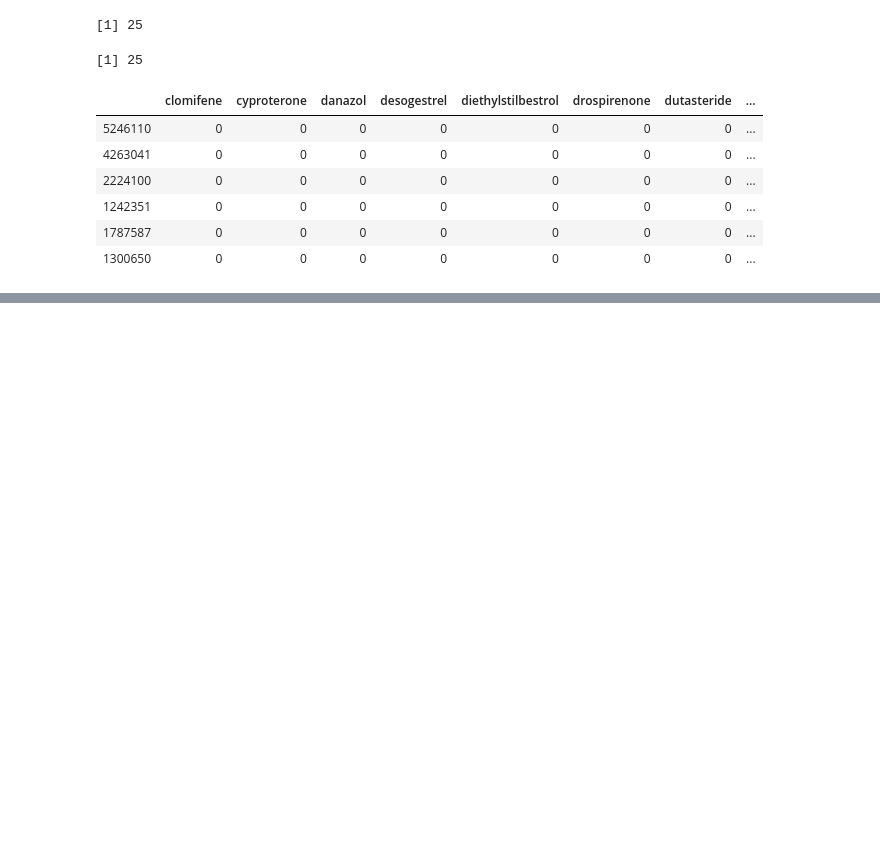
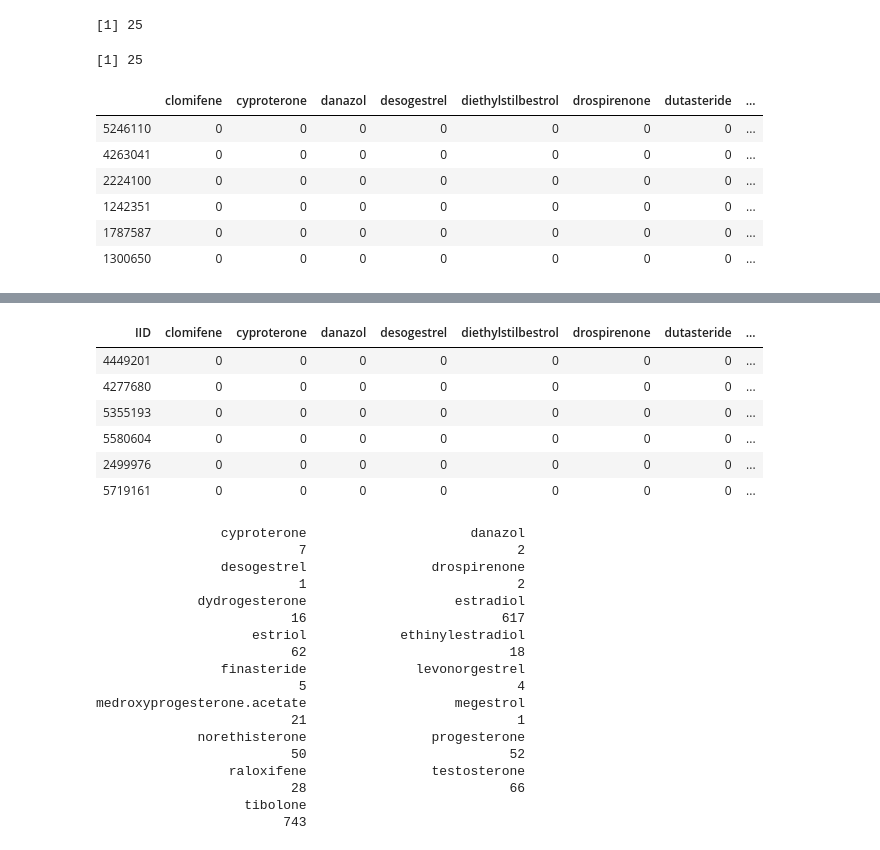
Before and after one commit to rivas-lab/sex-diff-biomarker-genetics, a Jupyter notebook: notebooks/HormoneMedData.ipynb, the cells around one changed output, grey strips where cells are left out. Cells and saved outputs as stored; diff of their text form; code cells hidden in the pictures; blank space fills up the shorter version.

```diff
--- a/notebooks/HormoneMedData.ipynb
+++ b/notebooks/HormoneMedData.ipynb
@@ -142,0 +209,31 @@ write.table(drug_dat, file="../data/id_to_hormone_drug.txt", row.names=FALSE, qu
+# %%
+drug_on_hrt <- filter(data.frame(drug_dat), IID %in% filter(phase_meno, hrt==1)$IID)
+head(drug_on_hrt)
+on_hrt_sums <-apply(drug_on_hrt[,2:ncol(drug_on_hrt)], 2, sum)
+on_hrt_sums[on_hrt_sums!=0]
+# %% [output]
+| IID | clomifene | cyproterone | danazol | desogestrel | diethylstilbestrol | drospirenone | dutasteride | ... |
+| 4449201 | 0 | 0 | 0 | 0 | 0 | 0 | 0 | ... |
+| 4277680 | 0 | 0 | 0 | 0 | 0 | 0 | 0 | ... |
+| 5355193 | 0 | 0 | 0 | 0 | 0 | 0 | 0 | ... |
+| 5580604 | 0 | 0 | 0 | 0 | 0 | 0 | 0 | ... |
+| 2499976 | 0 | 0 | 0 | 0 | 0 | 0 | 0 | ... |
+| 5719161 | 0 | 0 | 0 | 0 | 0 | 0 | 0 | ... |
+                cyproterone                     danazol
+                          7                           2
+                desogestrel                drospirenone
+                          1                           2
+             dydrogesterone                   estradiol
+                         16                         617
+                    estriol            ethinylestradiol
+                         62                          18
+                finasteride              levonorgestrel
+                          5                           4
+medroxyprogesterone.acetate                   megestrol
+                         21                           1
+             norethisterone                progesterone
+                         50                          52
+                 raloxifene                testosterone
+                         28                          66
+                   tibolone
+                        743
```
Also changed, not shown: parts of 5 cells of this notebook.
